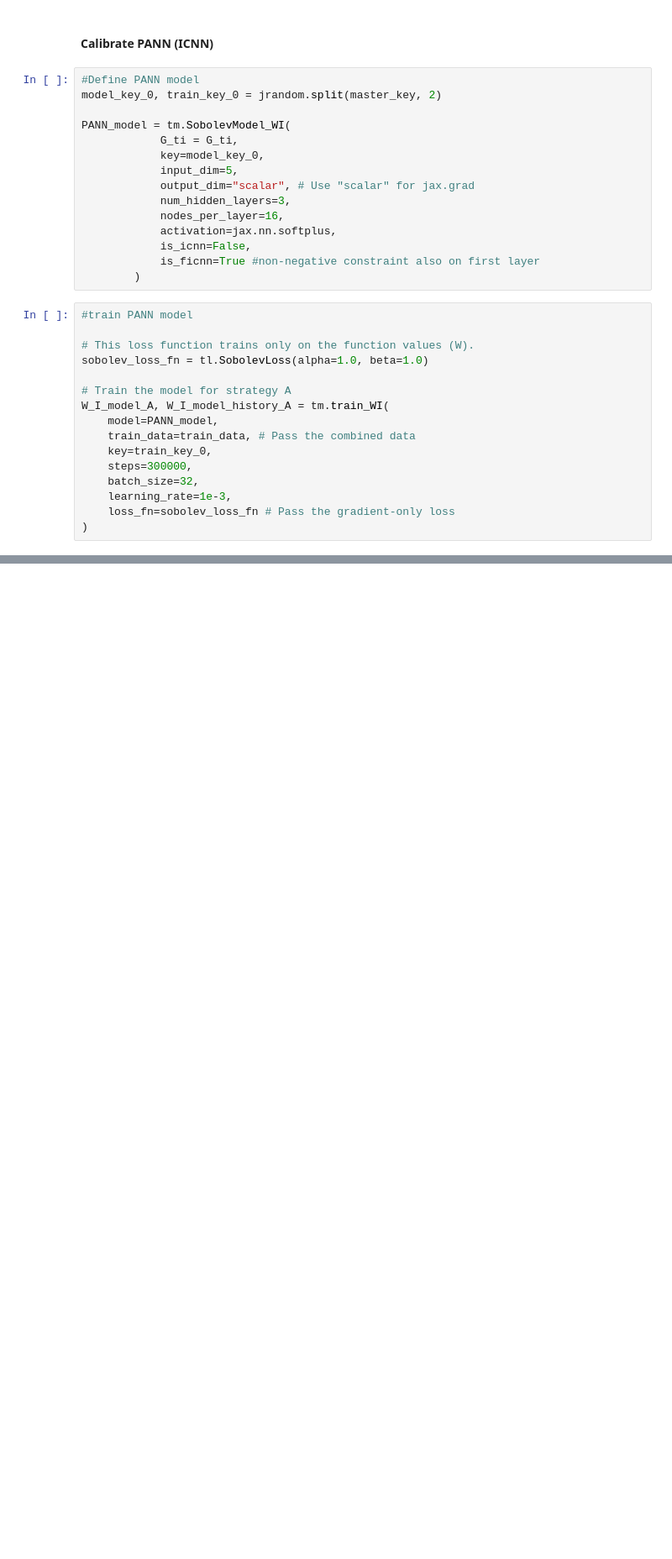
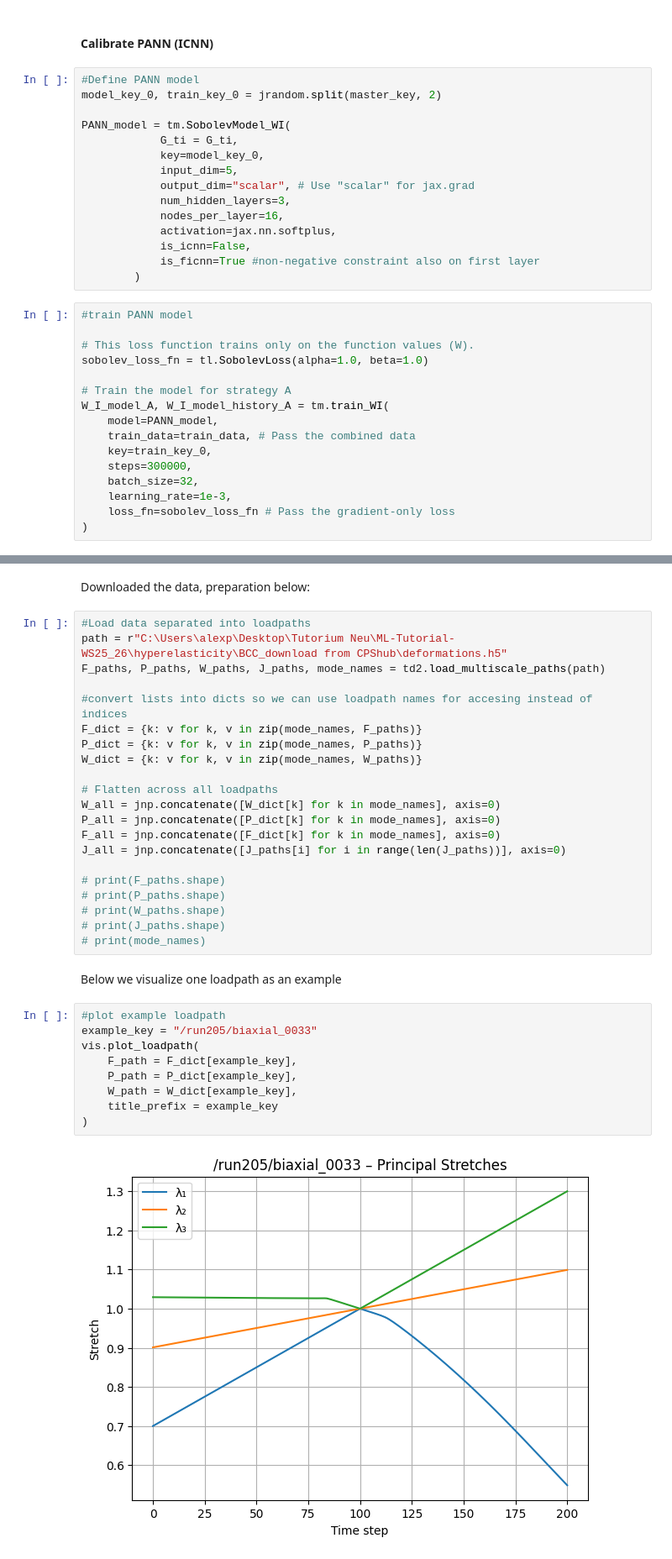
Before and after one commit to Lukas-F-1/ML-Tutorial-WS25_26, a Jupyter notebook: ffnn_introduction/main_t2.ipynb, the cells around one changed output, grey strips where cells are left out. Shown at 84% size. Cells and saved outputs as stored; diff of their text form; blank space fills up the shorter version.

```diff
--- a/ffnn_introduction/main_t2.ipynb
+++ b/ffnn_introduction/main_t2.ipynb
@@ -512,0 +514,36 @@ W_I_model_A, W_I_model_history_A = tm.train_WI(
+# %% [markdown]
+Downloaded the data, preparation below:
+# %%
+#Load data separated into loadpaths
+path = r"C:\Users\alexp\Desktop\Tutorium Neu\ML-Tutorial-WS25_26\hyperelasticity\BCC_download from CPShub\deformations.h5"
+F_paths, P_paths, W_paths, J_paths, mode_names = td2.load_multiscale_paths(path)
+
+#convert lists into dicts so we can use loadpath names for accesing instead of indices
+F_dict = {k: v for k, v in zip(mode_names, F_paths)}
+P_dict = {k: v for k, v in zip(mode_names, P_paths)}
+W_dict = {k: v for k, v in zip(mode_names, W_paths)}
+
+# Flatten across all loadpaths
+W_all = jnp.concatenate([W_dict[k] for k in mode_names], axis=0)
+P_all = jnp.concatenate([P_dict[k] for k in mode_names], axis=0)
+F_all = jnp.concatenate([F_dict[k] for k in mode_names], axis=0)
+J_all = jnp.concatenate([J_paths[i] for i in range(len(J_paths))], axis=0)
+
+# print(F_paths.shape)
+# print(P_paths.shape)
+# print(W_paths.shape)
+# print(J_paths.shape)
+# print(mode_names)
+# %% [markdown]
+Below we visualize one loadpath as an example
+# %%
+#plot example loadpath
+example_key = "/run205/biaxial_0033"
+vis.plot_loadpath(
+    F_path = F_dict[example_key],
+    P_path = P_dict[example_key],
+    W_path = W_dict[example_key],
+    title_prefix = example_key
+)
+# %% [output]
+[figure, added]
```
Also changed, not shown: parts of 9 cells of this notebook, 5 other files.
